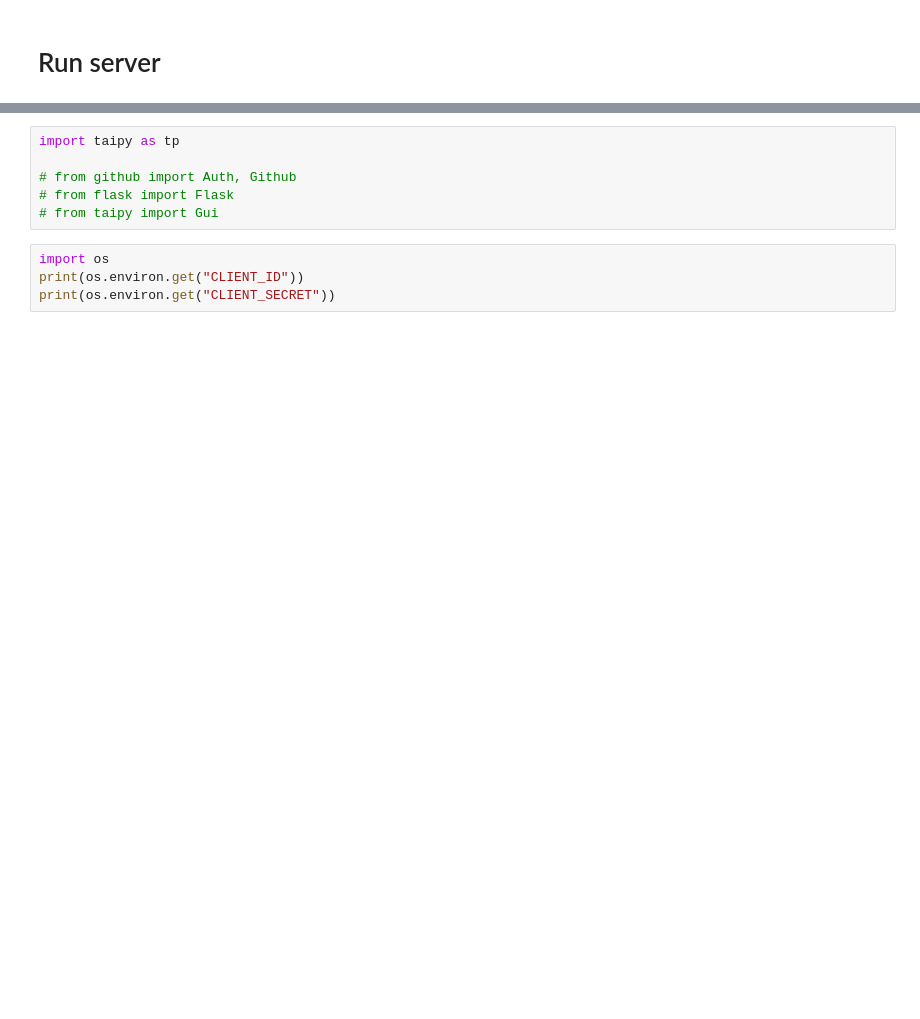
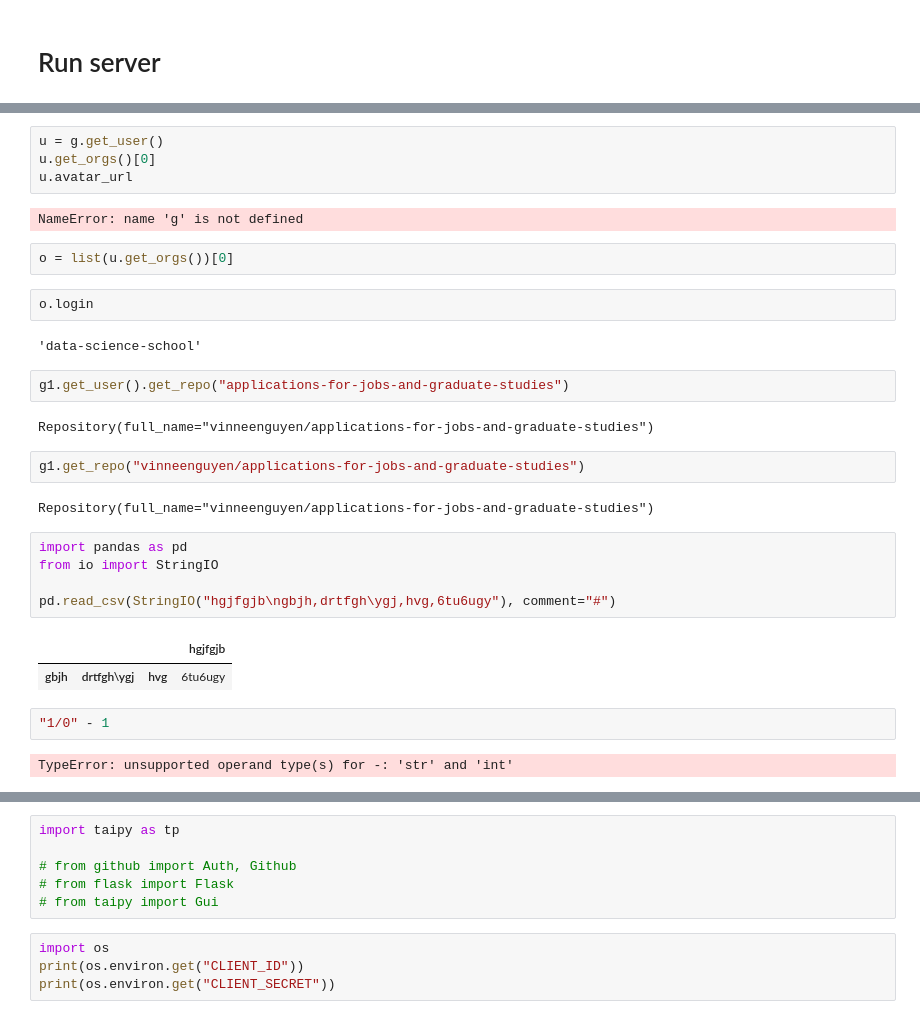
Before and after one commit to openoathcoin/server, a Jupyter notebook: main.ipynb, the cells around one changed output, grey strips where cells are left out. Drawn from its saved outputs; the diff is of its cells as text; blank space fills up the shorter version.

```diff
--- a/main.ipynb
+++ b/main.ipynb
@@ -57,0 +345,32 @@ else:
+# %%
+u = g.get_user()
+u.get_orgs()[0]
+u.avatar_url
+# %% [output]
+NameError: name 'g' is not defined
+# %%
+o = list(u.get_orgs())[0]
+# %%
+o.login
+# %% [output]
+'data-science-school'
+# %%
+g1.get_user().get_repo("applications-for-jobs-and-graduate-studies")
+# %% [output]
+Repository(full_name="vinneenguyen/applications-for-jobs-and-graduate-studies")
+# %%
+g1.get_repo("vinneenguyen/applications-for-jobs-and-graduate-studies")
+# %% [output]
+Repository(full_name="vinneenguyen/applications-for-jobs-and-graduate-studies")
+# %%
+import pandas as pd
+from io import StringIO
+
+pd.read_csv(StringIO("hgjfgjb\ngbjh,drtfgh\ygj,hvg,6tu6ugy"), comment="#")
+# %% [output]
+|  |  |  | hgjfgjb |
+| gbjh | drtfgh\ygj | hvg | 6tu6ugy |
+# %%
+"1/0" - 1
+# %% [output]
+TypeError: unsupported operand type(s) for -: 'str' and 'int'
```
Also changed, not shown: parts of 86 cells of this notebook, 3 other files.
